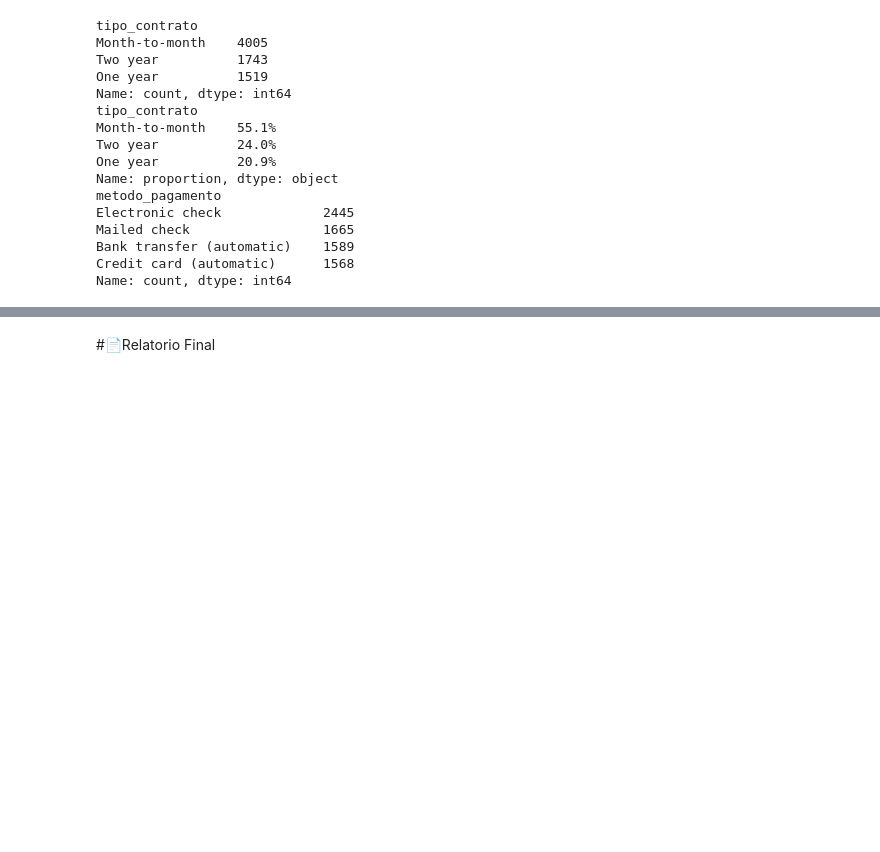
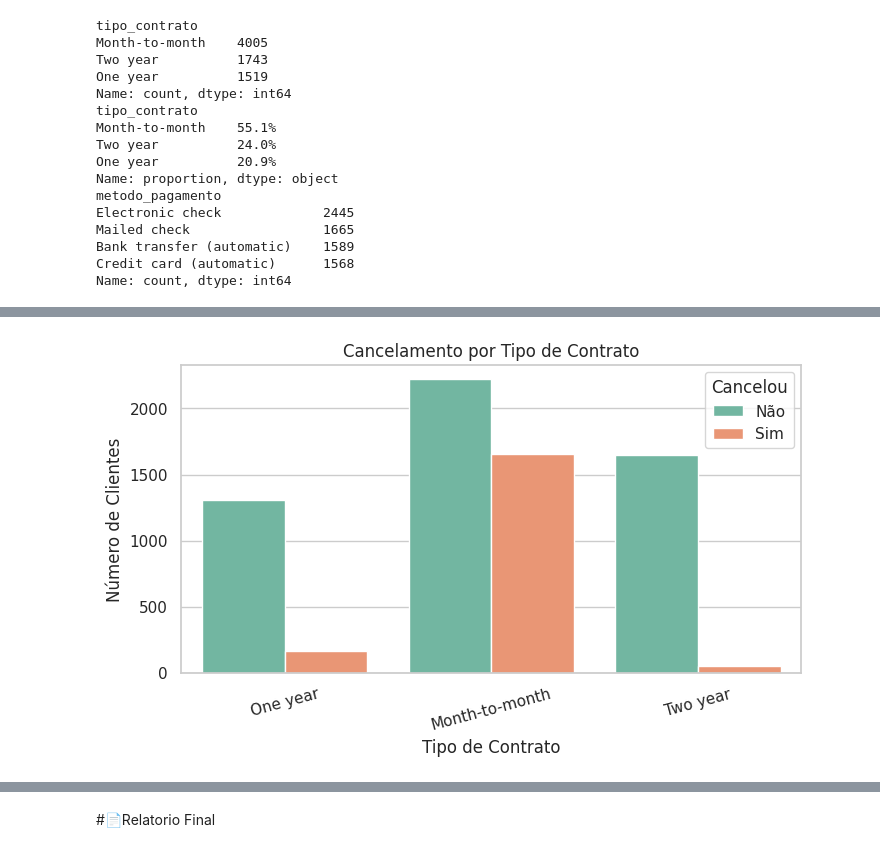
Before and after one commit to rafaelssampaio79/Challenge-Telecom-X---Analise-de-evasao-de-clientes, a Jupyter notebook: TelecomX_BR.ipynb, the cells around one changed output, grey strips where cells are left out. Cells and saved outputs as stored; diff of their text form; code cells hidden in the pictures; blank space fills up the shorter version.

```diff
--- a/TelecomX_BR.ipynb
+++ b/TelecomX_BR.ipynb
@@ -451,0 +545,12 @@ df.groupby('cancelou')[['mensalidade', 'faturamento_total', 'tempo_cliente_meses
+# %%
+# Contagem de evasão por tipo de contrato
+plt.figure(figsize=(8,4))
+sns.countplot(data=df, x='tipo_contrato', hue='cancelou', palette='Set2')
+plt.title('Cancelamento por Tipo de Contrato')
+plt.xlabel('Tipo de Contrato')
+plt.ylabel('Número de Clientes')
+plt.legend(title='Cancelou', labels=['Não', 'Sim'])
+plt.xticks(rotation=15)
+plt.show()
+# %% [output]
+[figure, added]
```
Also changed, not shown: parts of 30 cells of this notebook.
